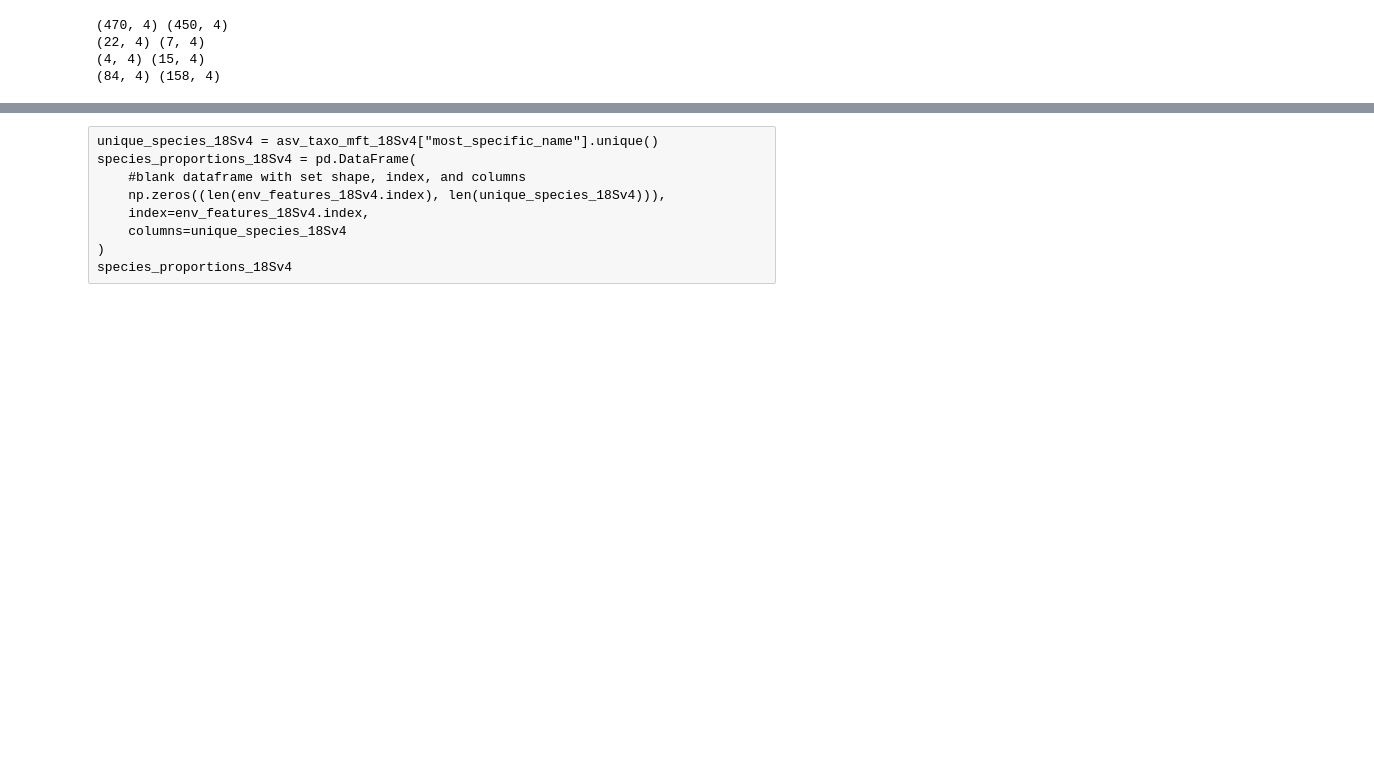
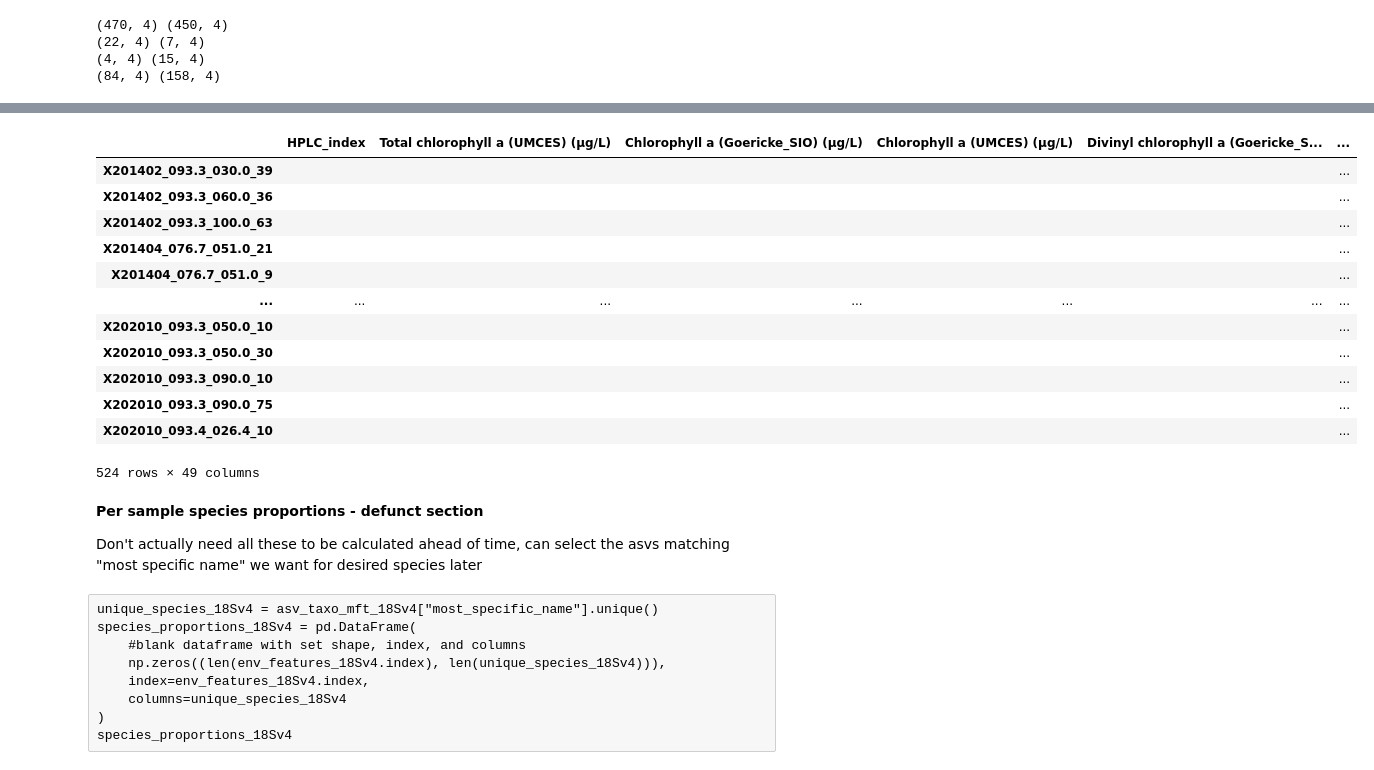
Before and after one commit to boopalaarul/ncog-mixoplankton-amplicon, a Jupyter notebook: NCOG mixoplankton diversity & env. variables, preprocessing.ipynb, the cells around one changed output, grey strips where cells are left out. Saved outputs shown, nothing was run; the diff lists cells and outputs as text; code cells hidden in the pictures; blank space fills up the shorter version.

```diff
--- a/NCOG mixoplankton diversity & env. variables, preprocessing.ipynb
+++ b/NCOG mixoplankton diversity & env. variables, preprocessing.ipynb
@@ -295,3 +543,23 @@ species_proportions_18Sv9
+# %%
+pigment_features_18Sv4.loc[pigment_features_18Sv4["HPLC_index"] == ""]
+# %% [output]
+|  | HPLC_index | Total chlorophyll a (UMCES) (µg/L) | Chlorophyll a (Goericke_SIO) (µg/L) | Chlorophyll a (UMCES) (µg/L) | Divinyl chlorophyll a (Goericke_S... | ... |
+| X201402_093.3_030.0_39 |  |  |  |  |  | ... |
+| X201402_093.3_060.0_36 |  |  |  |  |  | ... |
+| X201402_093.3_100.0_63 |  |  |  |  |  | ... |
+| X201404_076.7_051.0_21 |  |  |  |  |  | ... |
+| X201404_076.7_051.0_9 |  |  |  |  |  | ... |
+| ... | ... | ... | ... | ... | ... | ... |
+| X202010_093.3_050.0_10 |  |  |  |  |  | ... |
+| X202010_093.3_050.0_30 |  |  |  |  |  | ... |
+| X202010_093.3_090.0_10 |  |  |  |  |  | ... |
+| X202010_093.3_090.0_75 |  |  |  |  |  | ... |
+| X202010_093.4_026.4_10 |  |  |  |  |  | ... |
+524 rows × 49 columns
+# %% [markdown]
+**Per sample species proportions - defunct section**
+
+Don't actually need all these to be calculated ahead of time, can select the asvs matching "most specific name" we want for desired species later
 # %% [raw]
 unique_species_18Sv4 = asv_taxo_mft_18Sv4["most_specific_name"].unique()
 species_proportions_18Sv4 = pd.DataFrame(
```
Also changed, not shown: parts of 23 cells of this notebook, 1 other file.
